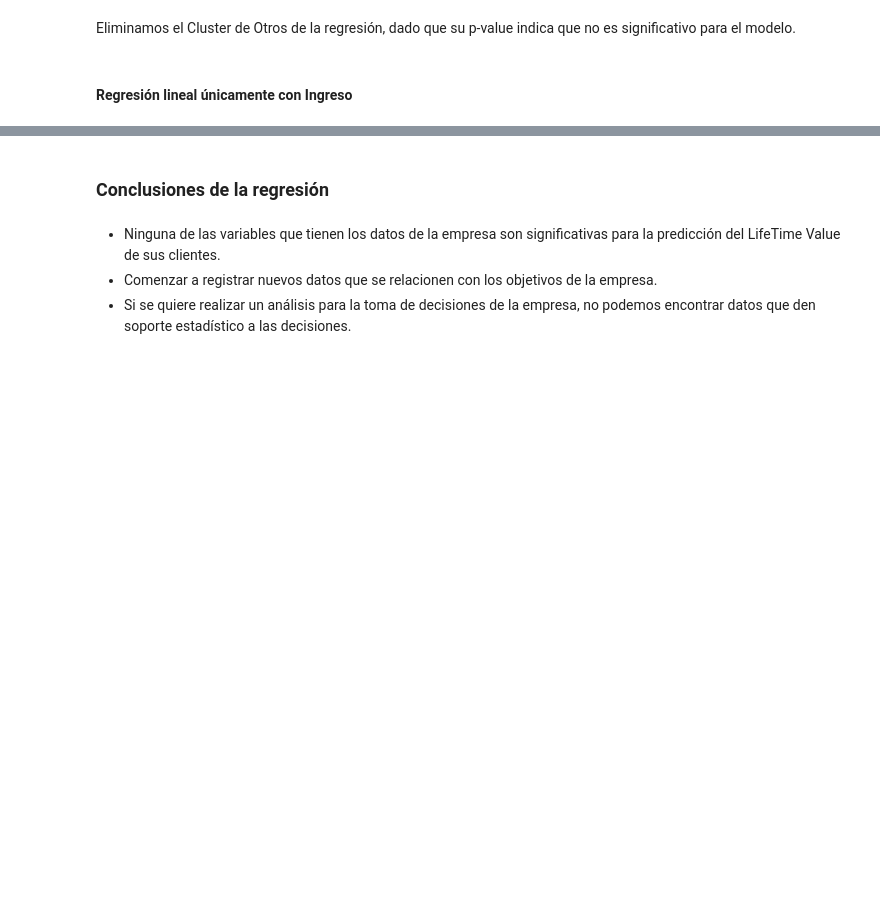
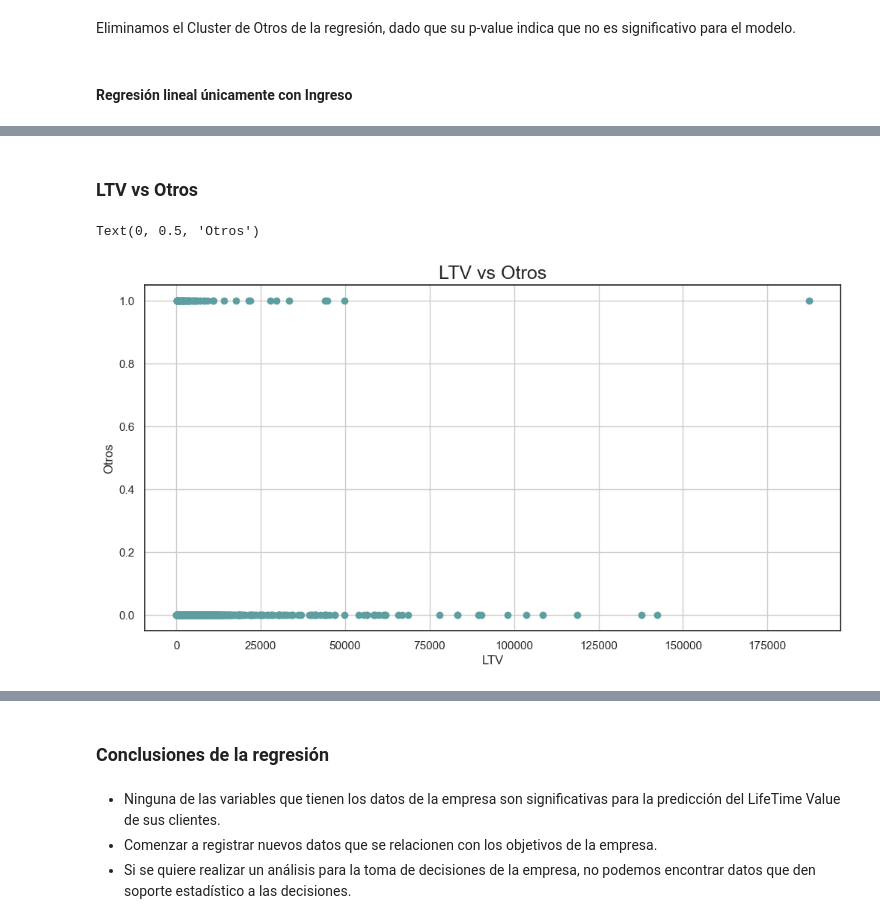
Before and after one commit to luisejdm/Analisis_de_datos_financieros_y_de_diseno_de_indicadores, a Jupyter notebook: Proyecto/Proyecto.ipynb, the cells around one changed output, grey strips where cells are left out. Saved outputs shown, nothing was run; the diff lists cells and outputs as text; code cells hidden in the pictures; blank space fills up the shorter version.

```diff
--- a/Proyecto/Proyecto.ipynb
+++ b/Proyecto/Proyecto.ipynb
@@ -494,0 +538,12 @@ Eliminamos los ingresos de la regresión, dado que su p-value indica que no es s
+# %% [markdown]
+### LTV vs Otros
+# %%
+plt.figure(figsize=(12,6))
+plt.scatter(df_to_model['LTV'], df_to_model['CLUSTER_Otros'], color='cadetblue')
+plt.title('LTV vs Otros', fontsize=18)
+plt.grid()
+plt.xlabel('LTV')
+plt.ylabel('Otros')
+# %% [output]
+Text(0, 0.5, 'Otros')
+[figure, added]
```
Also changed, not shown: parts of 35 cells of this notebook, 2 other files.
